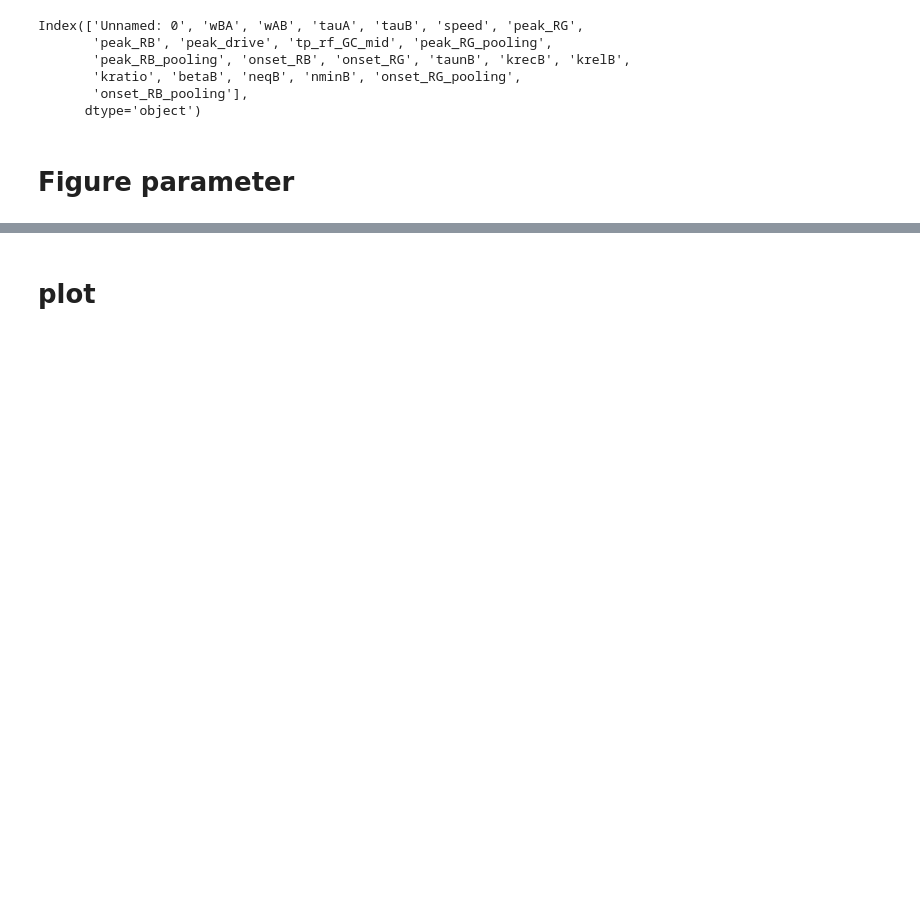
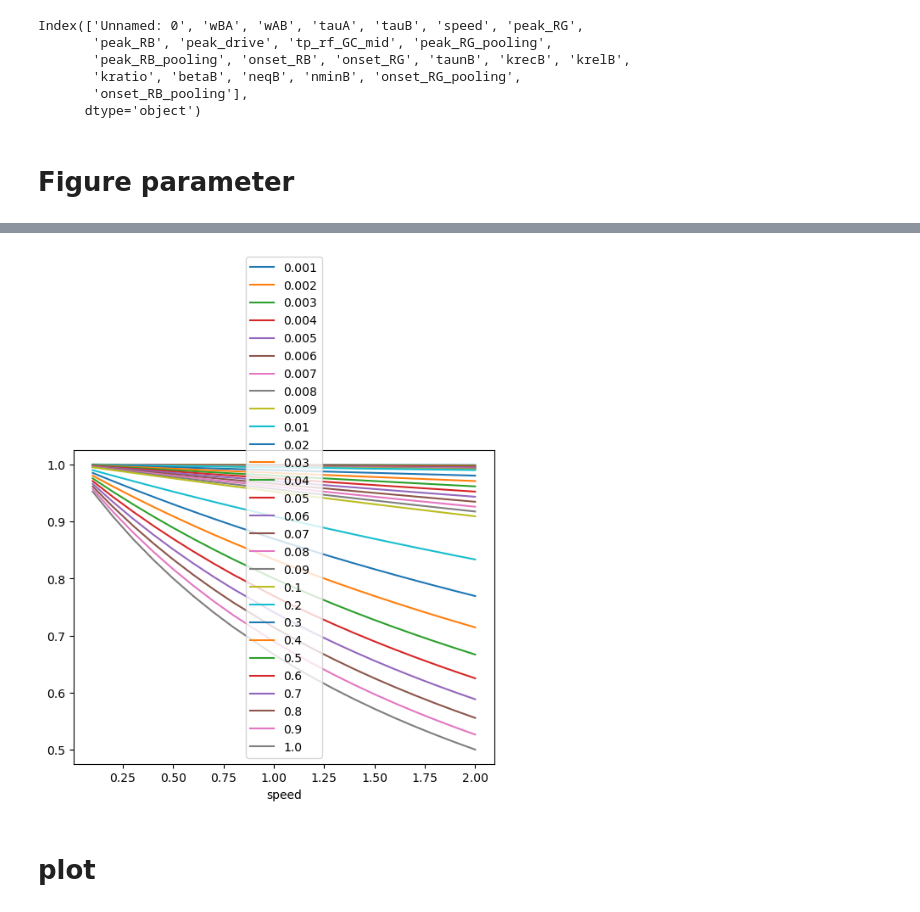
Before and after one commit to simoneeb/motion_anticipation_network, a Jupyter notebook: Figures_Paper/Figure_codes/Figure_8_FB.ipynb, the cells around one changed output, grey strips where cells are left out. Saved outputs shown, nothing was run; the diff lists cells and outputs as text; code cells hidden in the pictures; blank space fills up the shorter version.

```diff
--- a/Figures_Paper/Figure_codes/Figure_8_FB.ipynb
+++ b/Figures_Paper/Figure_codes/Figure_8_FB.ipynb
@@ -66,12 +69,14 @@ stim_type = 'smooth'
 
 net = 'Reciporcal_mono_linear_heavy_maxan_equalweight/noGCGainControl'
 net = 'fb_thesis_linear'
-# load dataframe
-response_data = pd.read_csv(f'/Users/simoneebert/Documents/Simulations/motion_anticipation_network/{net}/responses_RG_tauNB_in.csv')
+
+home = os.path.expanduser("~")
+filepath = f'{home}/Documents/Simulations/motion_anticipation_network/{net}'
+response_data = pd.read_csv(f'{filepath}/responses_RG_tauNB_in.csv')
 
 
 # load dataframe
-dfB = pd.read_csv(f'/Users/simoneebert/Documents/Simulations/motion_anticipation_network/{net}/anticipation_data_tauNB_in.csv')
+dfB = pd.read_csv(f'/{filepath}/anticipation_data_tauNB_in.csv')
 
 
 print(dfB.columns)
@@ -177,0 +205,10 @@ dfA.plot(x = 'betaA', y = 'taunAr')
+# %%
+test = dfB.groupby('betaB') #
+
+fig = plt.figure()
+ax = fig.add_subplot(111)
+for g in test.groups:
+    subi = test.get_group(g)
+    subi.plot(x = 'speed', y = 'neqB', ax = ax, label = g)
+# %% [output]
+[figure, added]
```
Also changed, not shown: parts of 6 cells of this notebook, 23 other files.
